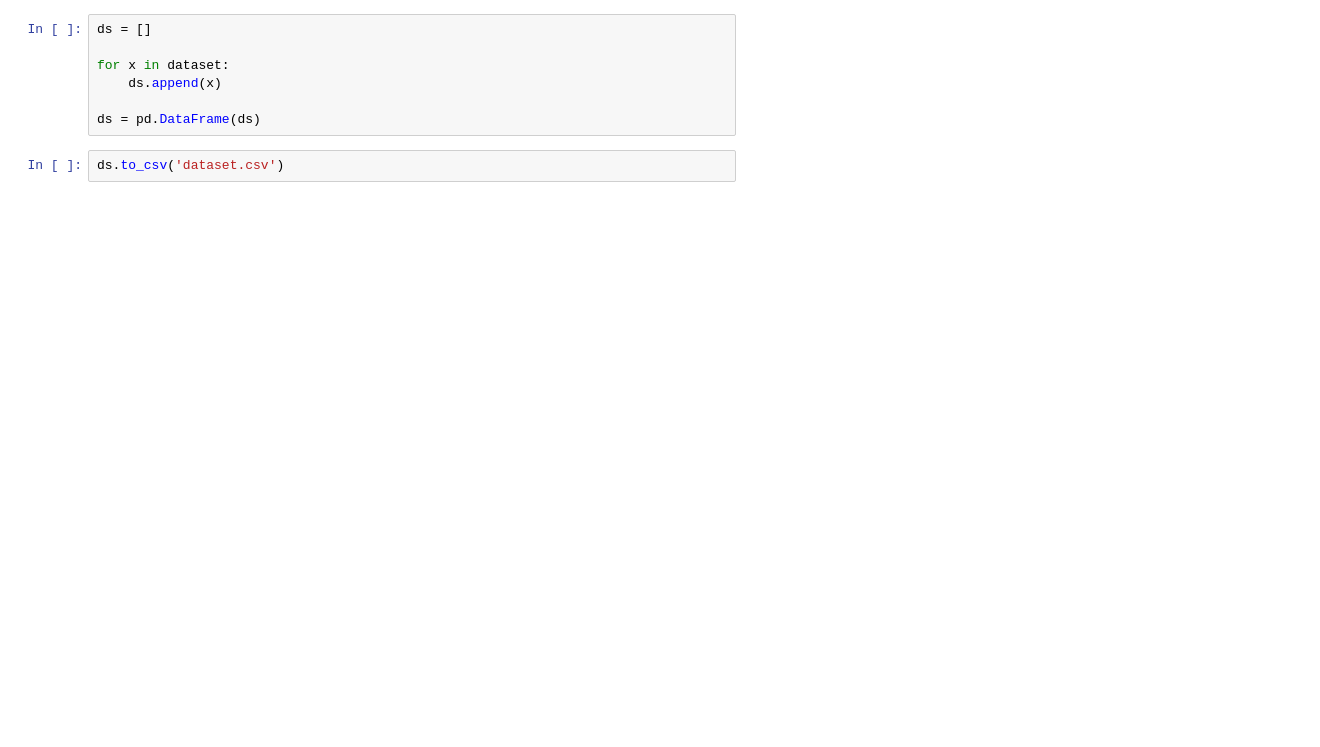
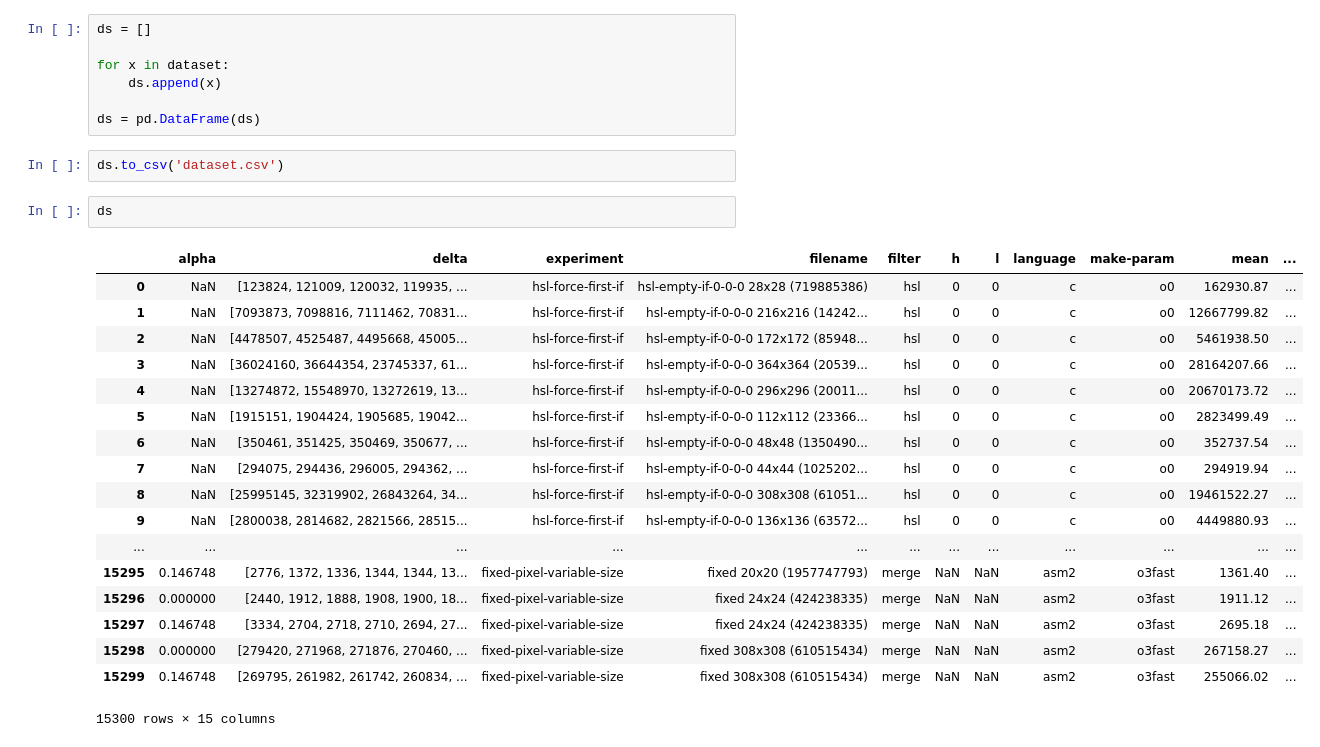
Before and after one commit to jbayardo/orga2-tp2, a Jupyter notebook: exp/Testing.ipynb, the cells around one changed output. Saved outputs shown, nothing was run; the diff lists cells and outputs as text; blank space fills up the shorter version.

```diff
--- a/exp/Testing.ipynb
+++ b/exp/Testing.ipynb
@@ -176,3 +180,24 @@ for x in dataset:
 ds = pd.DataFrame(ds)
 # %%
 ds.to_csv('dataset.csv')
+# %%
+ds
+# %% [output]
+|  | alpha | delta | experiment | filename | filter | h | l | language | make-param | mean | ... |
+| 0 | NaN | [123824, 121009, 120032, 119935, ... | hsl-force-first-if | hsl-empty-if-0-0-0 28x28 (719885386) | hsl | 0 | 0 | c | o0 | 162930.87 | ... |
+| 1 | NaN | [7093873, 7098816, 7111462, 70831... | hsl-force-first-if | hsl-empty-if-0-0-0 216x216 (14242... | hsl | 0 | 0 | c | o0 | 12667799.82 | ... |
+| 2 | NaN | [4478507, 4525487, 4495668, 45005... | hsl-force-first-if | hsl-empty-if-0-0-0 172x172 (85948... | hsl | 0 | 0 | c | o0 | 5461938.50 | ... |
+| 3 | NaN | [36024160, 36644354, 23745337, 61... | hsl-force-first-if | hsl-empty-if-0-0-0 364x364 (20539... | hsl | 0 | 0 | c | o0 | 28164207.66 | ... |
+| 4 | NaN | [13274872, 15548970, 13272619, 13... | hsl-force-first-if | hsl-empty-if-0-0-0 296x296 (20011... | hsl | 0 | 0 | c | o0 | 20670173.72 | ... |
+| 5 | NaN | [1915151, 1904424, 1905685, 19042... | hsl-force-first-if | hsl-empty-if-0-0-0 112x112 (23366... | hsl | 0 | 0 | c | o0 | 2823499.49 | ... |
+| 6 | NaN | [350461, 351425, 350469, 350677, ... | hsl-force-first-if | hsl-empty-if-0-0-0 48x48 (1350490... | hsl | 0 | 0 | c | o0 | 352737.54 | ... |
+| 7 | NaN | [294075, 294436, 296005, 294362, ... | hsl-force-first-if | hsl-empty-if-0-0-0 44x44 (1025202... | hsl | 0 | 0 | c | o0 | 294919.94 | ... |
+| 8 | NaN | [25995145, 32319902, 26843264, 34... | hsl-force-first-if | hsl-empty-if-0-0-0 308x308 (61051... | hsl | 0 | 0 | c | o0 | 19461522.27 | ... |
+| 9 | NaN | [2800038, 2814682, 2821566, 28515... | hsl-force-first-if | hsl-empty-if-0-0-0 136x136 (63572... | hsl | 0 | 0 | c | o0 | 4449880.93 | ... |
+| ... | ... | ... | ... | ... | ... | ... | ... | ... | ... | ... | ... |
+| 15295 | 0.146748 | [2776, 1372, 1336, 1344, 1344, 13... | fixed-pixel-variable-size | fixed 20x20 (1957747793) | merge | NaN | NaN | asm2 | o3fast | 1361.40 | ... |
+| 15296 | 0.000000 | [2440, 1912, 1888, 1908, 1900, 18... | fixed-pixel-variable-size | fixed 24x24 (424238335) | merge | NaN | NaN | asm2 | o3fast | 1911.12 | ... |
+| 15297 | 0.146748 | [3334, 2704, 2718, 2710, 2694, 27... | fixed-pixel-variable-size | fixed 24x24 (424238335) | merge | NaN | NaN | asm2 | o3fast | 2695.18 | ... |
+| 15298 | 0.000000 | [279420, 271968, 271876, 270460, ... | fixed-pixel-variable-size | fixed 308x308 (610515434) | merge | NaN | NaN | asm2 | o3fast | 267158.27 | ... |
+| 15299 | 0.146748 | [269795, 261982, 261742, 260834, ... | fixed-pixel-variable-size | fixed 308x308 (610515434) | merge | NaN | NaN | asm2 | o3fast | 255066.02 | ... |
+15300 rows × 15 columns
```
Also changed, not shown: parts of 1 cell of this notebook, 5 other files.
